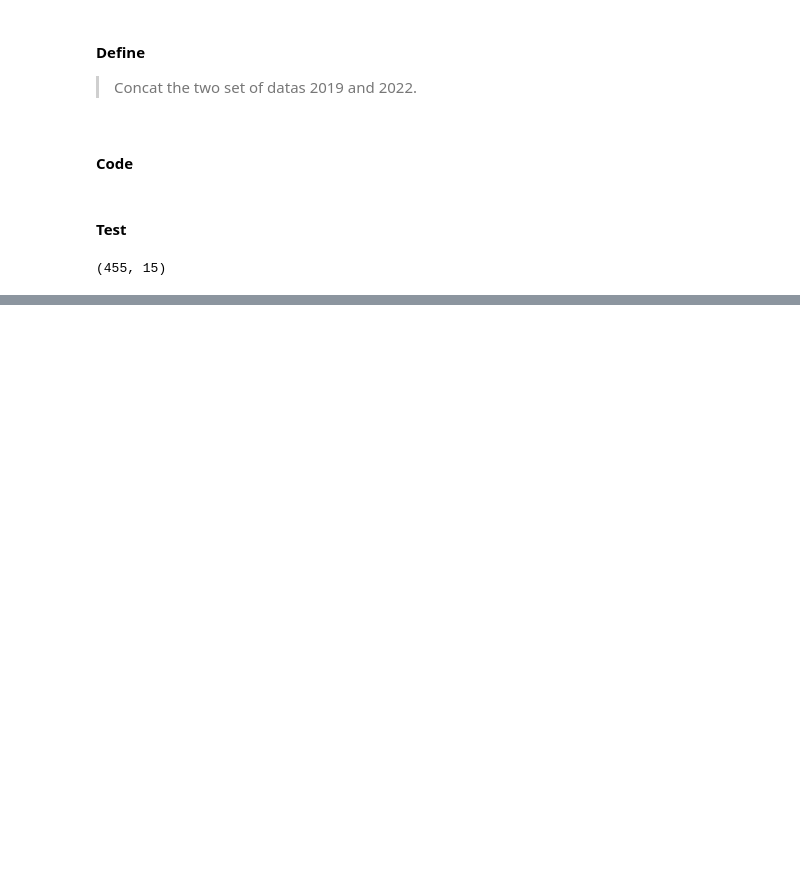
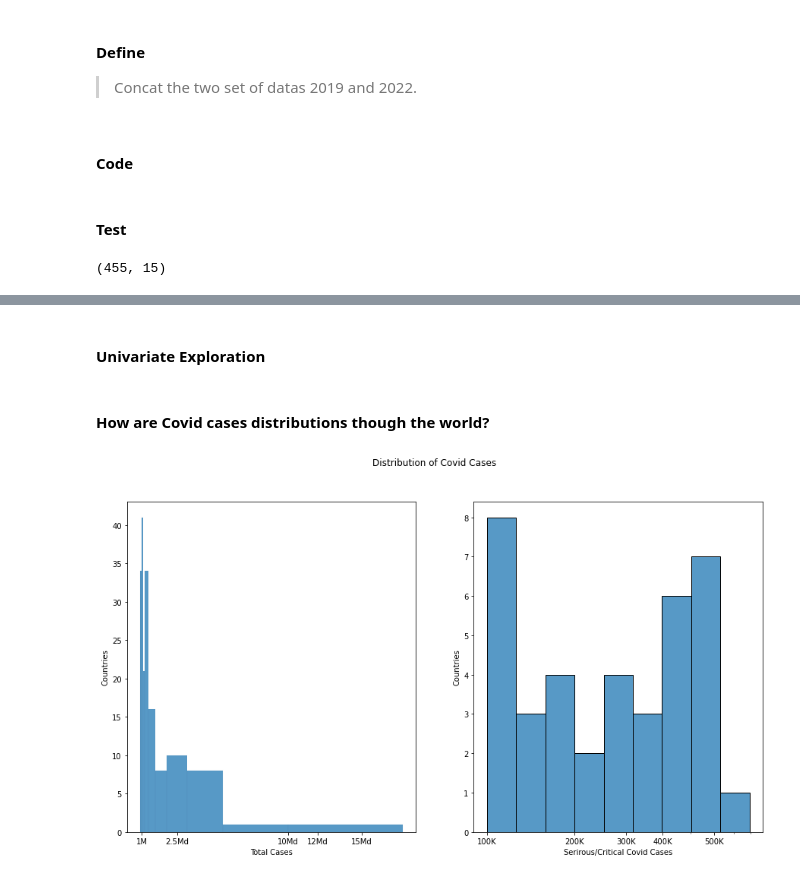
Before and after one commit to DATaxelBase/Coronavirus_dataset, a Jupyter notebook: Covid_19_part_I.ipynb, the cells around one changed output, grey strips where cells are left out. Drawn from its saved outputs; the diff is of its cells as text; code cells hidden in the pictures; blank space fills up the shorter version.

Commit message:
Data exploration

```diff
--- a/Covid_19_part_I.ipynb
+++ b/Covid_19_part_I.ipynb
@@ -761,0 +770,28 @@ df_final.to_csv('final_dataCov19.csv',index =False)
+# %% [markdown]
+#### Univariate Exploration
+# %% [markdown]
+#### How are Covid cases distributions though the world?
+# %%
+fig, ax =plt.subplots(ncols =2,figsize =[15,8])
+log_binsize = 0.25
+bins = 10 ** np.arange(5, np.log10(df_final['total_cases'].max())+log_binsize, log_binsize)
+sb.histplot(data = df_final, x = 'total_cases',bins = bins,ax=ax[0])
+#plt.xlim(xlimx,xlimy)
+#plt.yticks(tick,tick_label)
+#ax[0].set_xscale('log')
+ax[0].set_xlabel('Total Cases')
+ax[0].set_ylabel('Countries')
+ax[0].set_xticks([1e6, 2.5e7,10e7, 12e7, 15e7] )
+ax[0].set_xticklabels(['1M', '2.5Md','10Md', '12Md', '15Md'])
+log_binsize = 0.1
+bins = 10 ** np.arange(5, np.log10(df_final['serious_critical'].max())+log_binsize, log_binsize)
+sb.histplot(data = df_final, x = 'serious_critical', bins = bins,ax=ax[1])
+ax[1].set_xscale('log')
+ax[1].set_xlabel('Serirous/Critical Covid Cases')
+ax[1].set_ylabel('Countries')
+ax[1].set_xticks([1e5, 2e5,3e5, 4e5, 6e5] )
+ax[1].set_xticklabels(['100K', '200K','300K', '400K', '500K'])
+plt.suptitle('Distribution of Covid Cases')
+plt.show()
+# %% [output]
+[figure, added]
```
Also changed, not shown: parts of 32 cells of this notebook.
